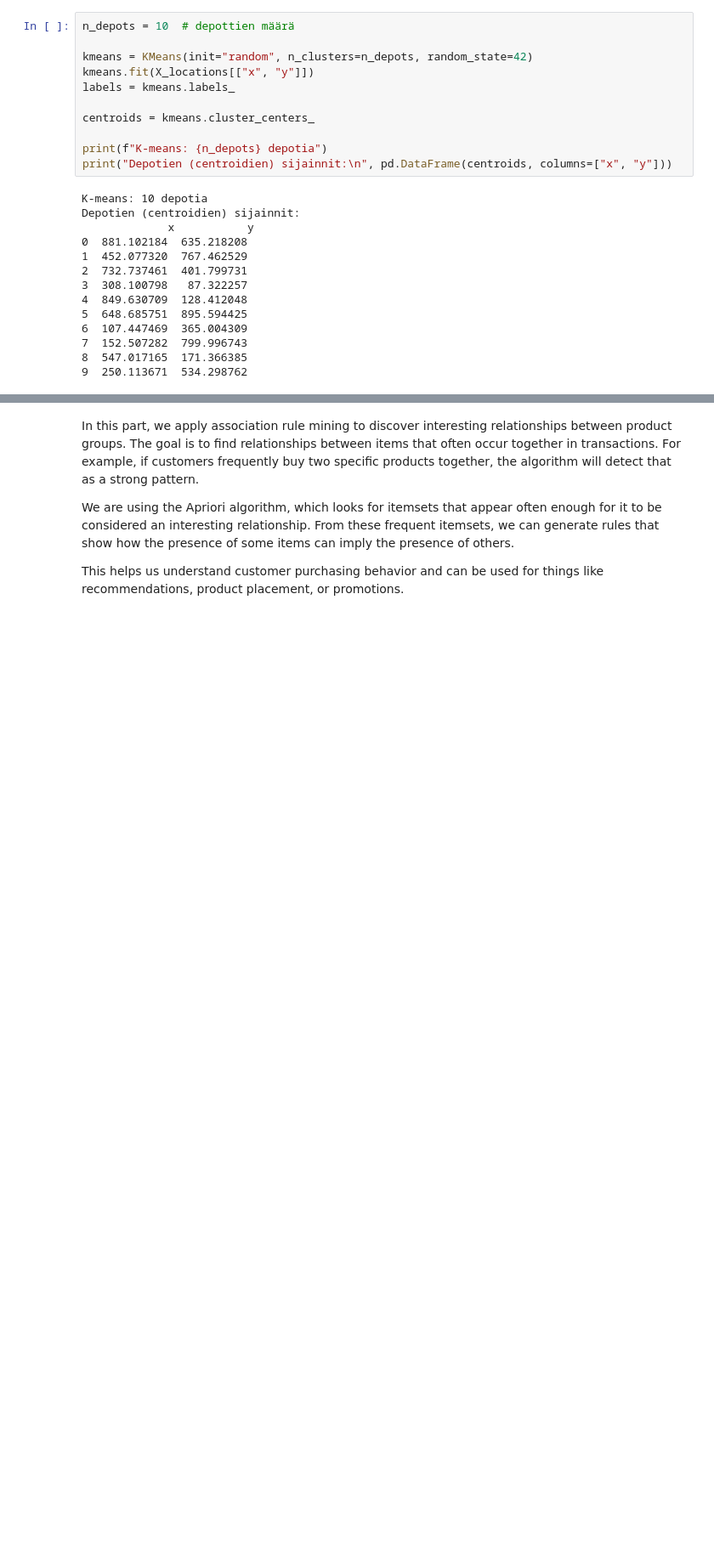
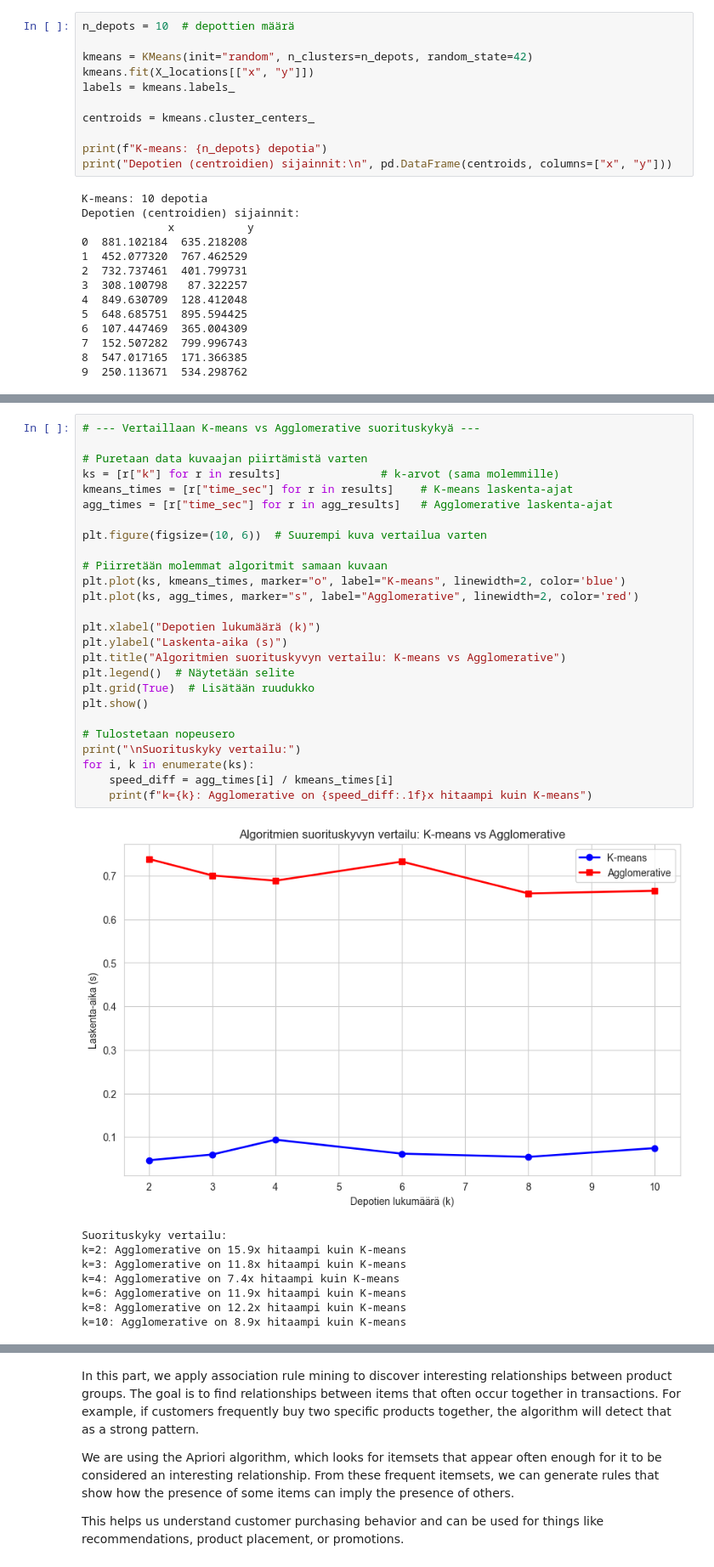
Before and after one commit to Itz-Ezu/DKKO_group6, a Jupyter notebook: drone_cluster/clusteringAndAssociation.ipynb, the cells around one changed output, grey strips where cells are left out. Shown at 85% size. Cells and saved outputs as stored; diff of their text form; blank space fills up the shorter version.

```diff
--- a/drone_cluster/clusteringAndAssociation.ipynb
+++ b/drone_cluster/clusteringAndAssociation.ipynb
@@ -346,0 +465,35 @@ plt.show()
+# %%
+# --- Vertaillaan K-means vs Agglomerative suorituskykyä ---
+
+# Puretaan data kuvaajan piirtämistä varten
+ks = [r["k"] for r in results]               # k-arvot (sama molemmille)
+kmeans_times = [r["time_sec"] for r in results]    # K-means laskenta-ajat
+agg_times = [r["time_sec"] for r in agg_results]   # Agglomerative laskenta-ajat
+
+plt.figure(figsize=(10, 6))  # Suurempi kuva vertailua varten
+
+# Piirretään molemmat algoritmit samaan kuvaan
+plt.plot(ks, kmeans_times, marker="o", label="K-means", linewidth=2, color='blue')
+plt.plot(ks, agg_times, marker="s", label="Agglomerative", linewidth=2, color='red')
+
+plt.xlabel("Depotien lukumäärä (k)")
+plt.ylabel("Laskenta-aika (s)")
+plt.title("Algoritmien suorituskyvyn vertailu: K-means vs Agglomerative")
+plt.legend()  # Näytetään selite
+plt.grid(True)  # Lisätään ruudukko
+plt.show()
+
+# Tulostetaan nopeusero
+print("\nSuorituskyky vertailu:")
+for i, k in enumerate(ks):
+    speed_diff = agg_times[i] / kmeans_times[i]
+    print(f"k={k}: Agglomerative on {speed_diff:.1f}x hitaampi kuin K-means")
+# %% [output]
+[figure, added]
+Suorituskyky vertailu:
+k=2: Agglomerative on 15.9x hitaampi kuin K-means
+k=3: Agglomerative on 11.8x hitaampi kuin K-means
+k=4: Agglomerative on 7.4x hitaampi kuin K-means
+k=6: Agglomerative on 11.9x hitaampi kuin K-means
+k=8: Agglomerative on 12.2x hitaampi kuin K-means
+k=10: Agglomerative on 8.9x hitaampi kuin K-means
```
Also changed, not shown: parts of 60 cells of this notebook.
